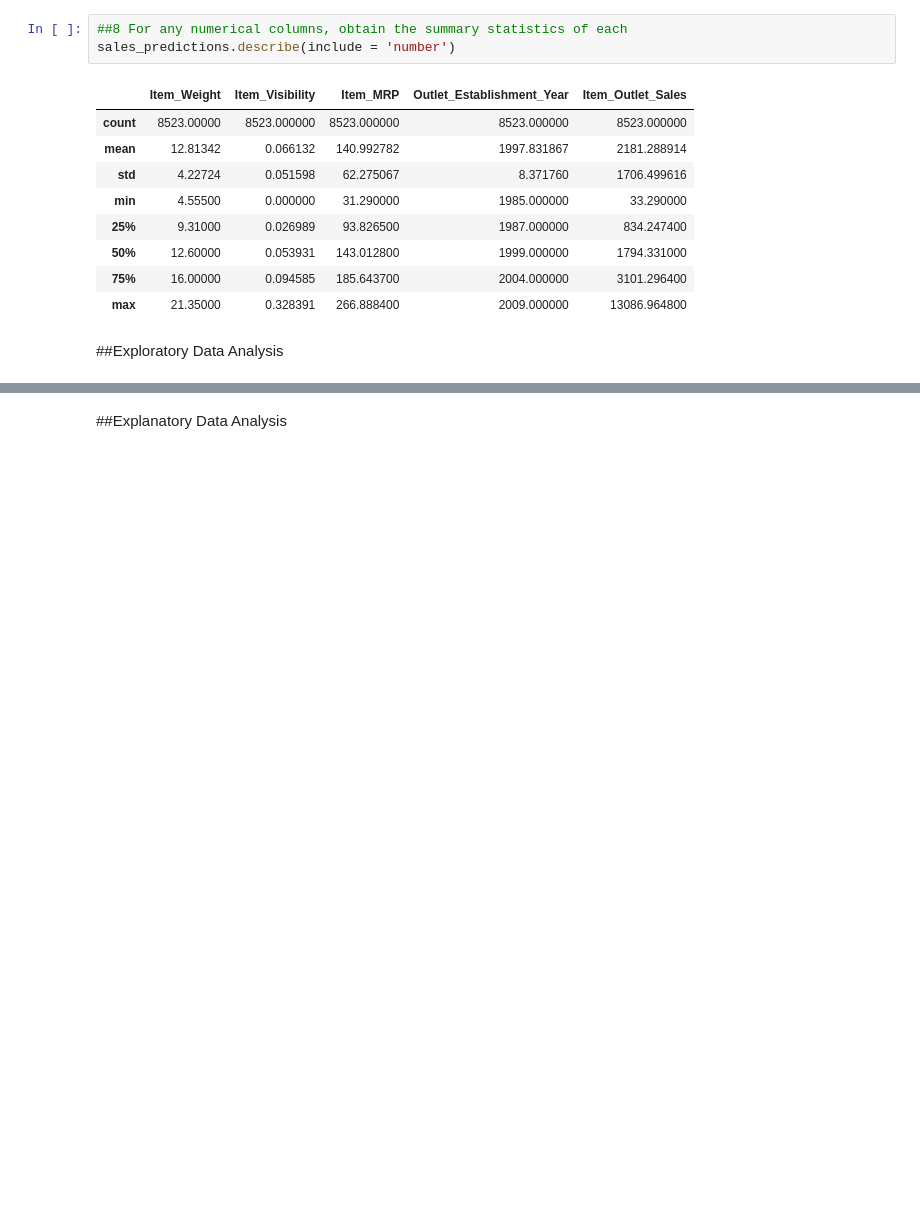
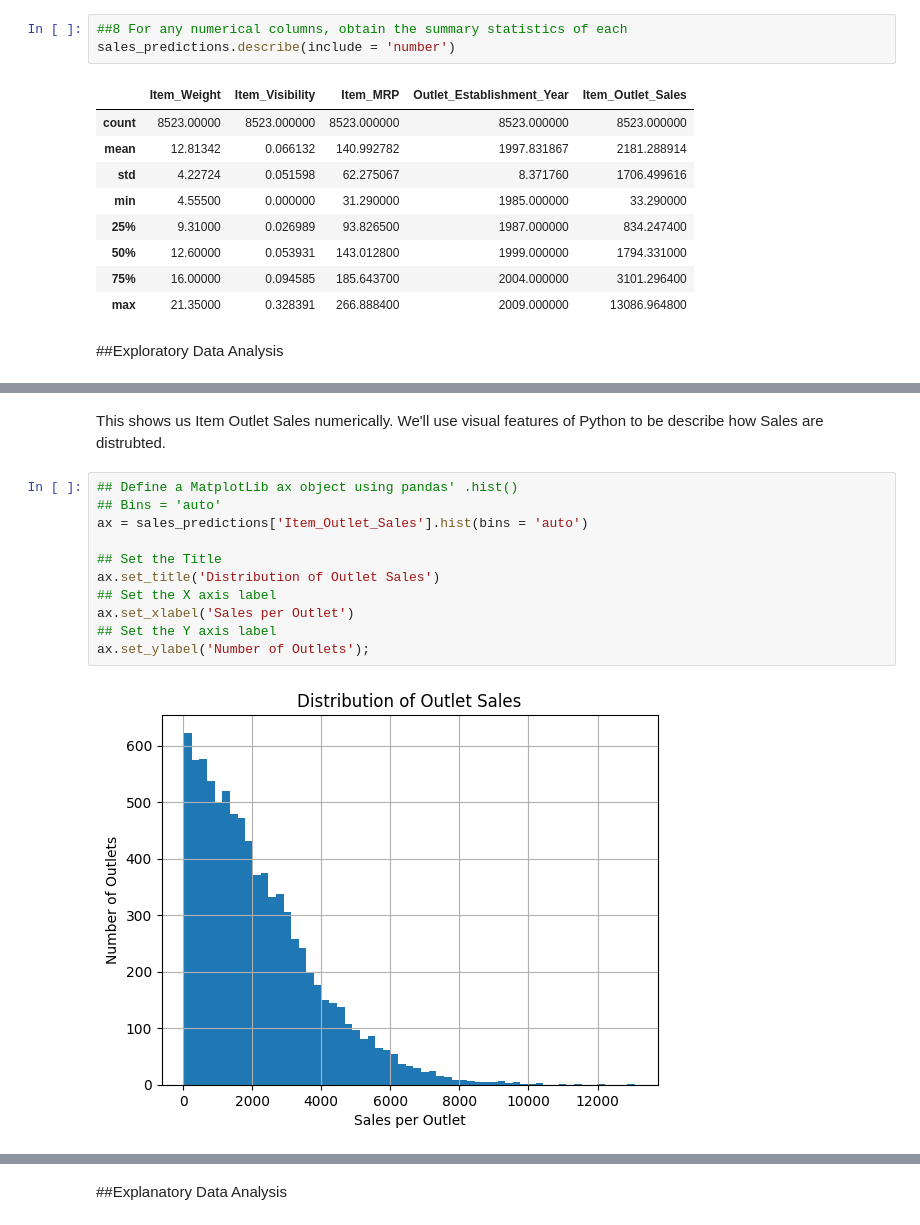
Before and after one commit to BenjaminEngel919/Prediction-of-Product-Sales, a Jupyter notebook: Prediction_of_product_sales.ipynb, the cells around one changed output, grey strips where cells are left out. Drawn from its saved outputs; the diff is of its cells as text; blank space fills up the shorter version.

```diff
--- a/Prediction_of_product_sales.ipynb
+++ b/Prediction_of_product_sales.ipynb
@@ -275,0 +325,15 @@ sales_predictions.describe(include = 'number')
+# %% [markdown]
+This shows us Item Outlet Sales numerically. We'll use visual features of Python to be describe how Sales are distrubted.
+# %%
+## Define a MatplotLib ax object using pandas' .hist()
+## Bins = 'auto'
+ax = sales_predictions['Item_Outlet_Sales'].hist(bins = 'auto')
+
+## Set the Title
+ax.set_title('Distribution of Outlet Sales')
+## Set the X axis label
+ax.set_xlabel('Sales per Outlet')
+## Set the Y axis label
+ax.set_ylabel('Number of Outlets');
+# %% [output]
+[figure, added]
```
Also changed, not shown: parts of 14 cells of this notebook.
